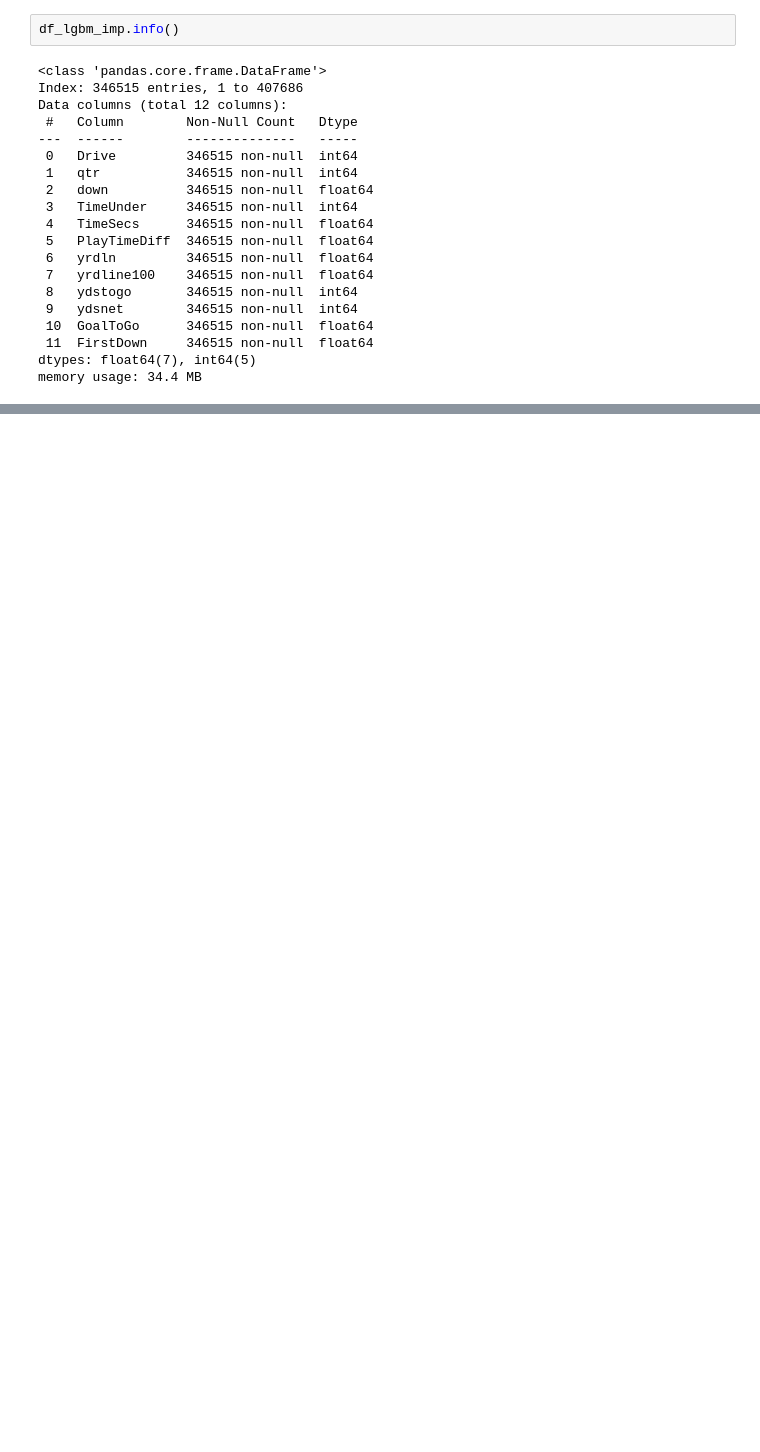
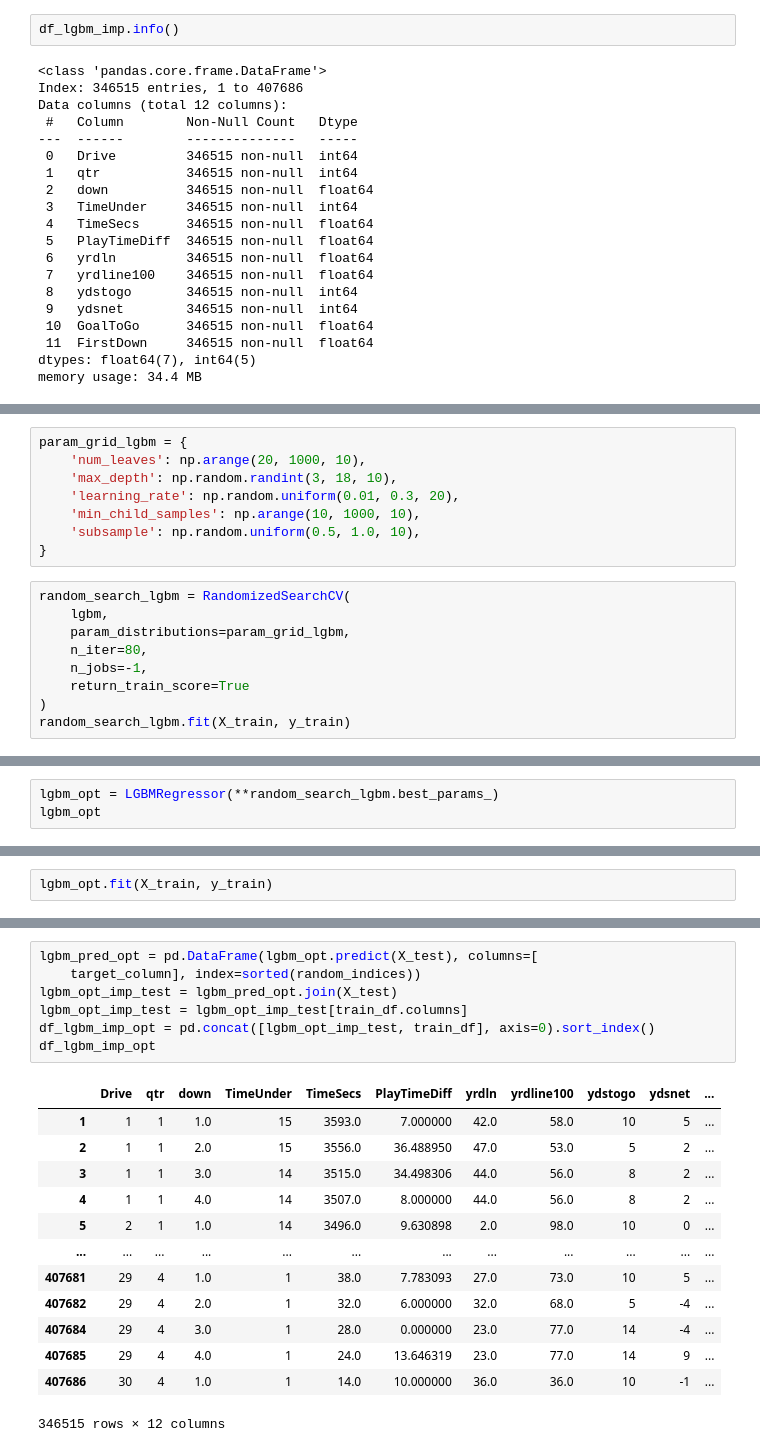
Before and after one commit to fohy24/missing-value-imputation, a Jupyter notebook: analysis.ipynb, the cells around one changed output, grey strips where cells are left out. Saved outputs shown, nothing was run; the diff lists cells and outputs as text; blank space fills up the shorter version.

Commit message:
LGBM optimized

```diff
--- a/analysis.ipynb
+++ b/analysis.ipynb
@@ -597,0 +565,17 @@ print(round(mse_lgbm_imputed, 3))
+# %%
+param_grid_lgbm = {
+    'num_leaves': np.arange(20, 1000, 10),
+    'max_depth': np.random.randint(3, 18, 10),
+    'learning_rate': np.random.uniform(0.01, 0.3, 20),
+    'min_child_samples': np.arange(10, 1000, 10),
+    'subsample': np.random.uniform(0.5, 1.0, 10),
+}
+# %%
+random_search_lgbm = RandomizedSearchCV(
+    lgbm,
+    param_distributions=param_grid_lgbm,
+    n_iter=80,
+    n_jobs=-1,
+    return_train_score=True
+)
+random_search_lgbm.fit(X_train, y_train)
@@ -597,0 +633,3 @@ print(round(mse_lgbm_imputed, 3))
+# %%
+lgbm_opt = LGBMRegressor(**random_search_lgbm.best_params_)
+lgbm_opt
@@ -597,0 +640,2 @@ print(round(mse_lgbm_imputed, 3))
+# %%
+lgbm_opt.fit(X_train, y_train)
@@ -597,0 +659,21 @@ print(round(mse_lgbm_imputed, 3))
+# %%
+lgbm_pred_opt = pd.DataFrame(lgbm_opt.predict(X_test), columns=[
+    target_column], index=sorted(random_indices))
+lgbm_opt_imp_test = lgbm_pred_opt.join(X_test)
+lgbm_opt_imp_test = lgbm_opt_imp_test[train_df.columns]
+df_lgbm_imp_opt = pd.concat([lgbm_opt_imp_test, train_df], axis=0).sort_index()
+df_lgbm_imp_opt
+# %% [output]
+|  | Drive | qtr | down | TimeUnder | TimeSecs | PlayTimeDiff | yrdln | yrdline100 | ydstogo | ydsnet | ... |
+| 1 | 1 | 1 | 1.0 | 15 | 3593.0 | 7.000000 | 42.0 | 58.0 | 10 | 5 | ... |
+| 2 | 1 | 1 | 2.0 | 15 | 3556.0 | 36.488950 | 47.0 | 53.0 | 5 | 2 | ... |
+| 3 | 1 | 1 | 3.0 | 14 | 3515.0 | 34.498306 | 44.0 | 56.0 | 8 | 2 | ... |
+| 4 | 1 | 1 | 4.0 | 14 | 3507.0 | 8.000000 | 44.0 | 56.0 | 8 | 2 | ... |
+| 5 | 2 | 1 | 1.0 | 14 | 3496.0 | 9.630898 | 2.0 | 98.0 | 10 | 0 | ... |
+| ... | ... | ... | ... | ... | ... | ... | ... | ... | ... | ... | ... |
+| 407681 | 29 | 4 | 1.0 | 1 | 38.0 | 7.783093 | 27.0 | 73.0 | 10 | 5 | ... |
+| 407682 | 29 | 4 | 2.0 | 1 | 32.0 | 6.000000 | 32.0 | 68.0 | 5 | -4 | ... |
+| 407684 | 29 | 4 | 3.0 | 1 | 28.0 | 0.000000 | 23.0 | 77.0 | 14 | -4 | ... |
+| 407685 | 29 | 4 | 4.0 | 1 | 24.0 | 13.646319 | 23.0 | 77.0 | 14 | 9 | ... |
+| 407686 | 30 | 4 | 1.0 | 1 | 14.0 | 10.000000 | 36.0 | 36.0 | 10 | -1 | ... |
+346515 rows × 12 columns
```
Also changed, not shown: parts of 37 cells of this notebook.
